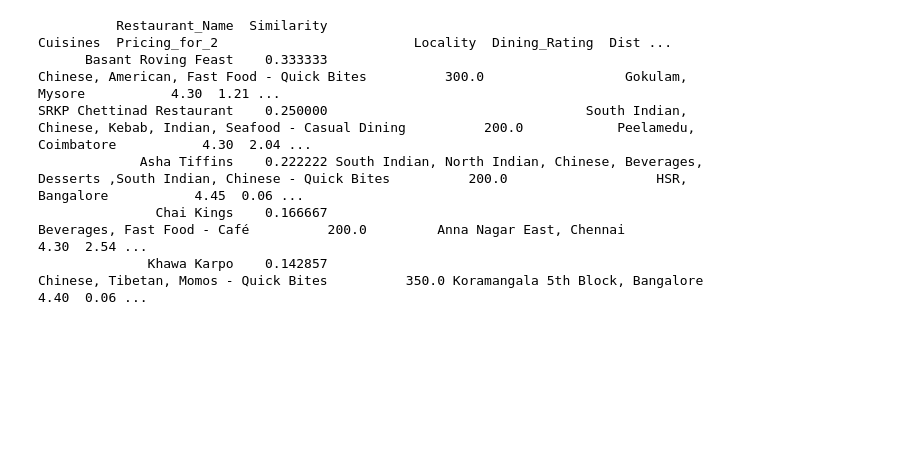
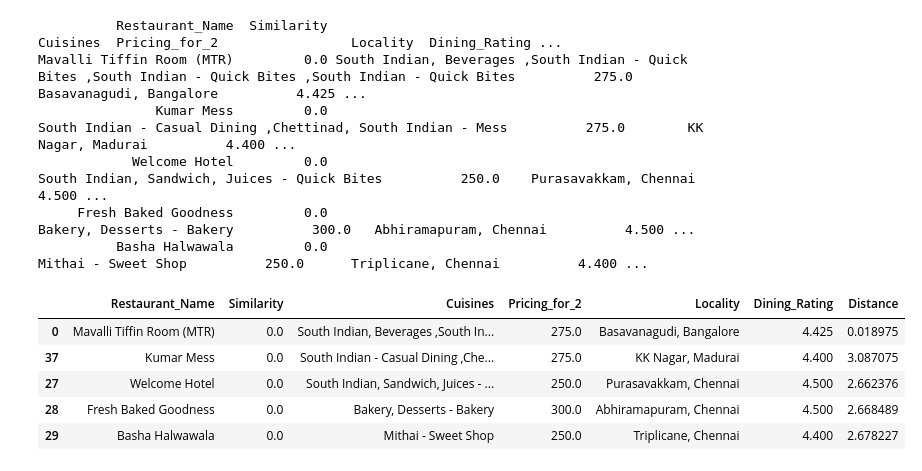
Before and after one commit to ushifali/final-23, a Jupyter notebook: Collaborative_Filtering_Restaurants.ipynb, the cells around one changed output. Cells and saved outputs as stored; diff of their text form; code cells hidden in the pictures; blank space fills up the shorter version.

```diff
--- a/Collaborative_Filtering_Restaurants.ipynb
+++ b/Collaborative_Filtering_Restaurants.ipynb
@@ -12,7 +12,7 @@ import pandas as pd
 user_preferences_df  = pd.read_csv('/content/drive/MyDrive/Filtering_Data/user_preferences.csv', encoding='utf-8')
 
 # Load restaurant data
-restaurants_df = pd.read_csv('/content/drive/MyDrive/Filtering_Data/content_filtered_data.csv', encoding='utf-8')
+restaurants_df = pd.read_csv('/content/drive/MyDrive/Filtering_Data/content_filtered_data_restaurant.csv', encoding='utf-8')
 # %%
 
 from sklearn.metrics.pairwise import pairwise_distances
@@ -49,13 +49,20 @@ recommendations = pd.DataFrame({'Restaurant_Name': restaurant_names, 'Similarity
 recommendations = recommendations.merge(restaurant_data, on='Restaurant_Name').sort_values(by='Similarity', ascending=False).head(5)
 # %%
 print(recommendations.to_string(index=False))
+recommendations.head()
 # %% [output]
-          Restaurant_Name  Similarity                                                                                      Cuisines  Pricing_for_2                         Locality  Dining_Rating  Dist ...
-      Basant Roving Feast    0.333333                                                    Chinese, American, Fast Food - Quick Bites          300.0                  Gokulam, Mysore           4.30  1.21 ...
-SRKP Chettinad Restaurant    0.250000                                 South Indian, Chinese, Kebab, Indian, Seafood - Casual Dining          200.0            Peelamedu, Coimbatore           4.30  2.04 ...
-             Asha Tiffins    0.222222 South Indian, North Indian, Chinese, Beverages, Desserts ,South Indian, Chinese - Quick Bites          200.0                   HSR, Bangalore           4.45  0.06 ...
-               Chai Kings    0.166667                                                                   Beverages, Fast Food - Café          200.0         Anna Nagar East, Chennai           4.30  2.54 ...
-              Khawa Karpo    0.142857                                                         Chinese, Tibetan, Momos - Quick Bites          350.0 Koramangala 5th Block, Bangalore           4.40  0.06 ...
+          Restaurant_Name  Similarity                                                                                                    Cuisines  Pricing_for_2                 Locality  Dining_Rating ...
+Mavalli Tiffin Room (MTR)         0.0 South Indian, Beverages ,South Indian - Quick Bites ,South Indian - Quick Bites ,South Indian - Quick Bites          275.0  Basavanagudi, Bangalore          4.425 ...
+               Kumar Mess         0.0                                                South Indian - Casual Dining ,Chettinad, South Indian - Mess          275.0        KK Nagar, Madurai          4.400 ...
+            Welcome Hotel         0.0                                                                South Indian, Sandwich, Juices - Quick Bites          250.0    Purasavakkam, Chennai          4.500 ...
+     Fresh Baked Goodness         0.0                                                                                   Bakery, Desserts - Bakery          300.0   Abhiramapuram, Chennai          4.500 ...
+          Basha Halwawala         0.0                                                                                         Mithai - Sweet Shop          250.0      Triplicane, Chennai          4.400 ...
+|  | Restaurant_Name | Similarity | Cuisines | Pricing_for_2 | Locality | Dining_Rating | Distance |
+| 0 | Mavalli Tiffin Room (MTR) | 0.0 | South Indian, Beverages ,South In... | 275.0 | Basavanagudi, Bangalore | 4.425 | 0.018975 |
+| 37 | Kumar Mess | 0.0 | South Indian - Casual Dining ,Che... | 275.0 | KK Nagar, Madurai | 4.400 | 3.087075 |
+| 27 | Welcome Hotel | 0.0 | South Indian, Sandwich, Juices - ... | 250.0 | Purasavakkam, Chennai | 4.500 | 2.662376 |
+| 28 | Fresh Baked Goodness | 0.0 | Bakery, Desserts - Bakery | 300.0 | Abhiramapuram, Chennai | 4.500 | 2.668489 |
+| 29 | Basha Halwawala | 0.0 | Mithai - Sweet Shop | 250.0 | Triplicane, Chennai | 4.400 | 2.678227 |
 # %%
 # Example usage: Recommend top 5 restaurants for user 5
 user_id = 5
```
Also changed, not shown: parts of 3 cells of this notebook.
